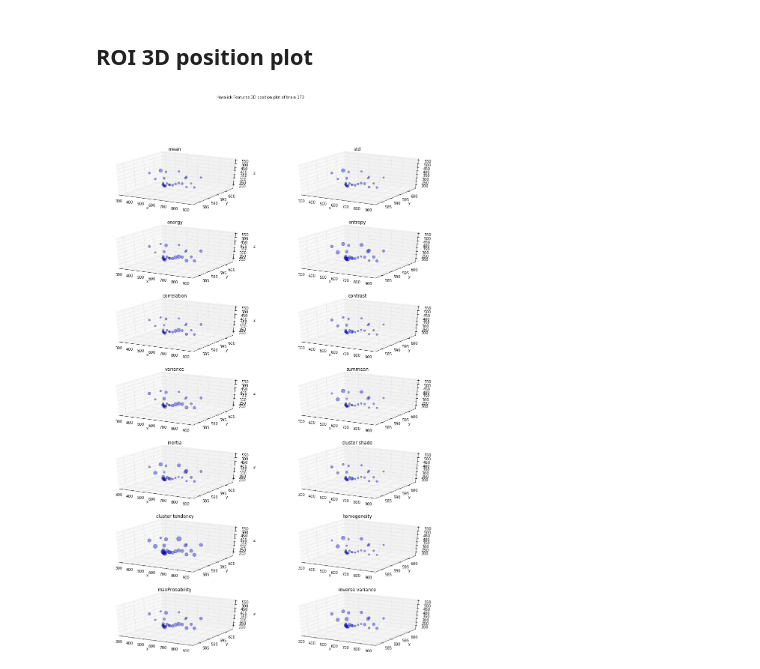
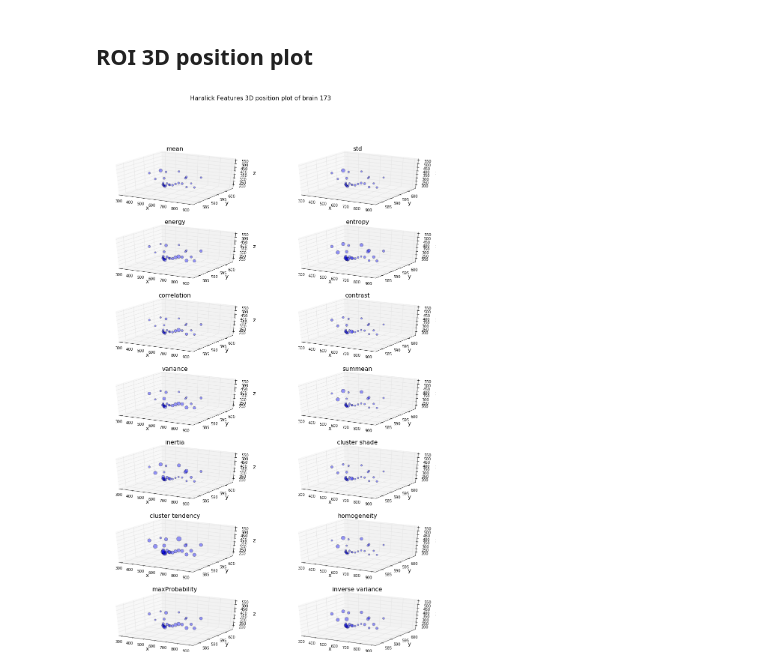
Before and after one commit to Upward-Spiral-Science/claritycontrol, a Jupyter notebook: assignments/a09_extended_exploratory.ipynb, the cells around one changed output. Cells and saved outputs as stored; diff of their text form; code cells hidden in the pictures.

```diff
--- a/assignments/a09_extended_exploratory.ipynb
+++ b/assignments/a09_extended_exploratory.ipynb
@@ -65,6 +65,8 @@ Let's look into the data first.
 Plot and compare the distribution of 12 features on same region.
 # %%
 fig, ax = plt.subplots(5,3,sharex=True,sharey=False,figsize=(16,14))
+plt.subplots_adjust(hspace = 0.35, wspace = 0.30)
+
 axesList = []
 for axes in ax:
     axesList.extend(axes)
@@ -82,10 +84,10 @@ for brain_n in brain_nums:
 
     for i, ax in enumerate(axesList[:-1]):
         ax.plot(range(len(tmp[:,2])),tmp[:,6+i],color,alpha=0.5,marker='.')
-        ax.set_title(fields[6+i])
+        ax.set_title(fields[6+i], fontsize=14)
         ax.grid()
-        ax.set_xlabel('roi index')
-        ax.set_ylabel('feature value')
-fig.suptitle('Haralick Features Distribution')
+        ax.set_xlabel('id', fontsize=14)
+        ax.set_ylabel('feature value', fontsize=14)
+fig.suptitle('Haralick Features Distribution', fontsize=16)
 fig.show()
 # %% [output]
@@ -95,18 +97,18 @@ fig.show()
 # %%
 BRAIN_N = 173  # Which brain would you like to study?
 tmp = data[data[:,1]==BRAIN_N,:]
 fig = plt.figure(figsize=(16,24))
 
 for i,field in enumerate(fields[6:]):
     ax = fig.add_subplot(7,2,i+1, projection='3d')
-    ax.set_title(field)
+    ax.set_title(field, fontsize=16)
     s = (tmp[:,6+i]-min(tmp[:,6+i]))/max(tmp[:,6+i])*80+20
     ax.scatter(tmp[:,3], tmp[:,4], tmp[:,5],s=s, c='b', marker='o', alpha=0.4)
     ax.autoscale(tight=True)
-    ax.set_xlabel('x')
-    ax.set_ylabel('y')
-    ax.set_zlabel('z')
-fig.suptitle('Haralick Features 3D position plot of brain %d'%(BRAIN_N))
+    ax.set_xlabel('x', fontsize=14)
+    ax.set_ylabel('y', fontsize=14)
+    ax.set_zlabel('z', fontsize=14)
+fig.suptitle('Haralick Features 3D position plot of brain %d'%(BRAIN_N), fontsize=16)
 fig.show()
 # %% [output]
-[figure, old version]
+[figure, new version]
```
Also changed, not shown: parts of 1 cell of this notebook, 4 other files.
